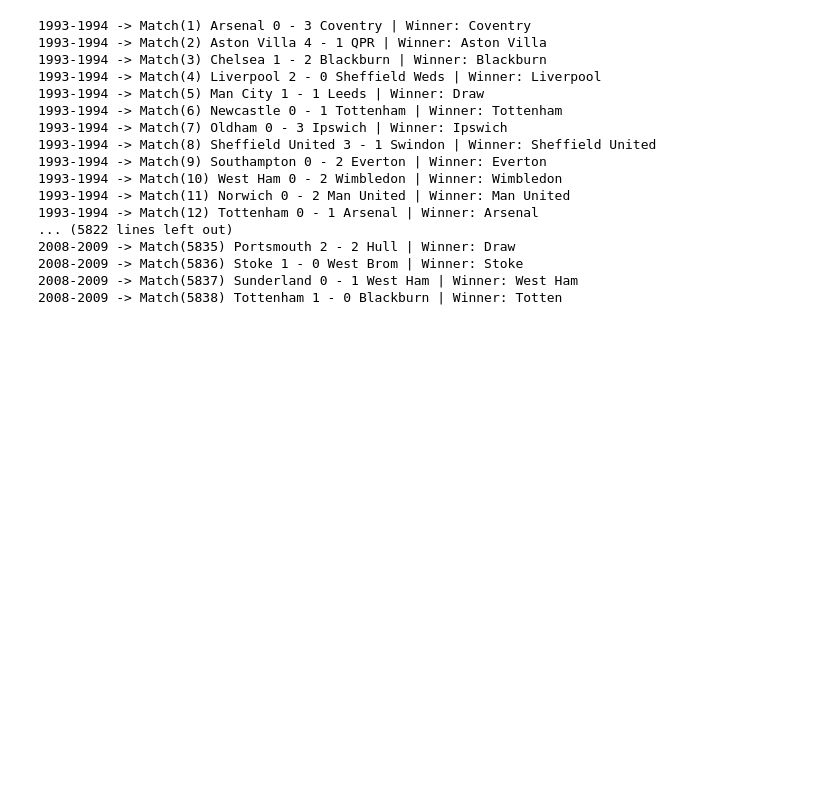
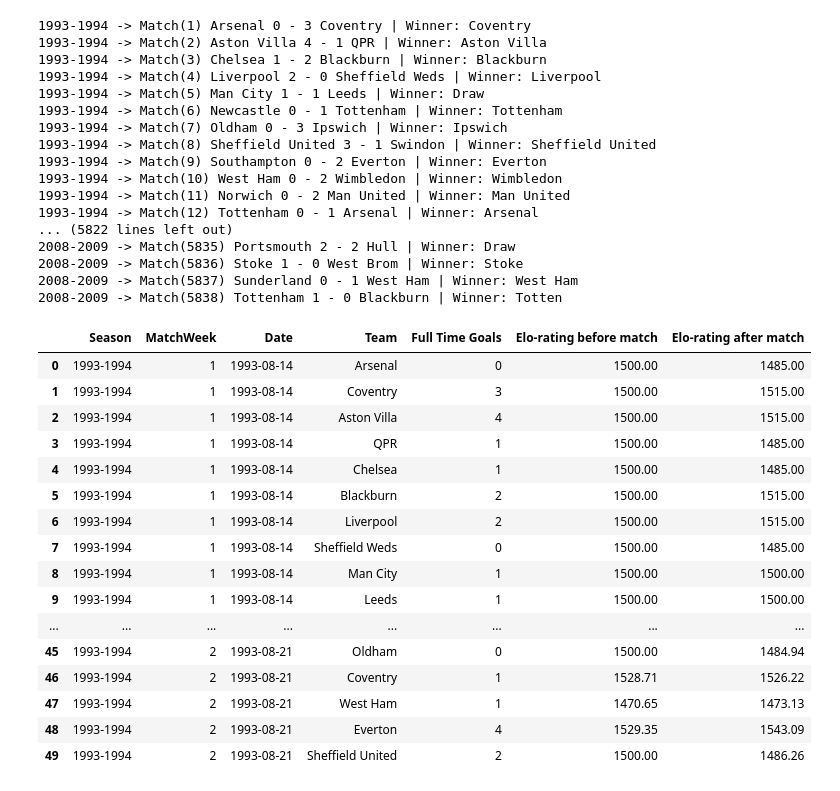
Before and after one commit to FeJo5952/Premier-League_Elo-Ratings, a Jupyter notebook: Notebooks/01_elo_ratings.ipynb, the cells around one changed output. Drawn from its saved outputs; the diff is of its cells as text; code cells hidden in the pictures; blank space fills up the shorter version.

```diff
--- a/Notebooks/01_elo_ratings.ipynb
+++ b/Notebooks/01_elo_ratings.ipynb
@@ -116,20 +139,50 @@ def updating_elo(home_team, away_team, winner):
 # %%
 for index, row in PL_dataframe.iterrows():
-
+    #Before match started
+    season = row['Season']
+    matchweek = row['MatchWeek']
+    date = row['Date']
     home_team = row['HomeTeam']
     away_team = row['AwayTeam']
+    ft_home_goals = row['FullTimeHomeTeamGoals']
+    ft_away_goals = row['FullTimeAwayTeamGoals']
+    home_team_elo_before_match = elo_ratings[home_team]
+    away_team_elo_before_match = elo_ratings[away_team]
 
-    if row['FullTimeHomeTeamGoals'] > row['FullTimeAwayTeamGoals']:
+    if ft_home_goals > ft_away_goals:
         winner = home_team
-    elif row['FullTimeHomeTeamGoals'] < row['FullTimeAwayTeamGoals']:
+    elif ft_home_goals < ft_away_goals:
         winner = away_team
     else:
         winner = None
-    print(f"{row['Season']} -> Match({index + 1}) "
-          f"{home_team} {row['FullTimeHomeTeamGoals']} - {row['FullTimeAwayTeamGoals']} {away_team} "
+    print(f"{season} -> Match({index + 1}) "
+          f"{home_team} {ft_home_goals} - {ft_away_goals} {away_team} "
           f"| Winner: {winner if winner is not None else 'Draw'}")
 
     updating_elo(home_team, away_team, winner)
+
+    #After match result, new elo-ratings of each team
+    home_team_elo_after_match = elo_ratings[home_team]
+    away_team_elo_after_match = elo_ratings[away_team]
+
+    elo_ratings_history.extend([{
+        "Season": season,
+        "MatchWeek": matchweek,
+        "Date": date,
+        "Team": home_team,
+        "Full Time Goals": ft_home_goals,
+        "Elo-rating before match": round(home_team_elo_before_match, 2),
+        "Elo-rating after match": round(home_team_elo_after_match, 2)
+    },
+        {
+        "Season": season,
+        "MatchWeek": matchweek,
+        "Date": date,
+        "Team": away_team,
+        "Full Time Goals": ft_away_goals,
+        "Elo-rating before match": round(away_team_elo_before_match, 2),
+        "Elo-rating after match": round(away_team_elo_after_match, 2)
+    }])
 # %% [output]
 1993-1994 -> Match(1) Arsenal 0 - 3 Coventry | Winner: Coventry
 1993-1994 -> Match(2) Aston Villa 4 - 1 QPR | Winner: Aston Villa
@@ -148,6 +201,29 @@ for index, row in PL_dataframe.iterrows():
 2008-2009 -> Match(5836) Stoke 1 - 0 West Brom | Winner: Stoke
 2008-2009 -> Match(5837) Sunderland 0 - 1 West Ham | Winner: West Ham
 2008-2009 -> Match(5838) Tottenham 1 - 0 Blackburn | Winner: Totten
+# %%
+# Converting Elo-ratings history into a dataframe
+# pd.set_option("display.max_rows", None)
+elo_ratings_history_df = pd.DataFrame(elo_ratings_history)
+elo_ratings_history_df.head(50)
+# %% [output]
+|  | Season | MatchWeek | Date | Team | Full Time Goals | Elo-rating before match | Elo-rating after match |
+| 0 | 1993-1994 | 1 | 1993-08-14 | Arsenal | 0 | 1500.00 | 1485.00 |
+| 1 | 1993-1994 | 1 | 1993-08-14 | Coventry | 3 | 1500.00 | 1515.00 |
+| 2 | 1993-1994 | 1 | 1993-08-14 | Aston Villa | 4 | 1500.00 | 1515.00 |
+| 3 | 1993-1994 | 1 | 1993-08-14 | QPR | 1 | 1500.00 | 1485.00 |
+| 4 | 1993-1994 | 1 | 1993-08-14 | Chelsea | 1 | 1500.00 | 1485.00 |
+| 5 | 1993-1994 | 1 | 1993-08-14 | Blackburn | 2 | 1500.00 | 1515.00 |
+| 6 | 1993-1994 | 1 | 1993-08-14 | Liverpool | 2 | 1500.00 | 1515.00 |
+| 7 | 1993-1994 | 1 | 1993-08-14 | Sheffield Weds | 0 | 1500.00 | 1485.00 |
+| 8 | 1993-1994 | 1 | 1993-08-14 | Man City | 1 | 1500.00 | 1500.00 |
+| 9 | 1993-1994 | 1 | 1993-08-14 | Leeds | 1 | 1500.00 | 1500.00 |
+| ... | ... | ... | ... | ... | ... | ... | ... |
+| 45 | 1993-1994 | 2 | 1993-08-21 | Oldham | 0 | 1500.00 | 1484.94 |
+| 46 | 1993-1994 | 2 | 1993-08-21 | Coventry | 1 | 1528.71 | 1526.22 |
+| 47 | 1993-1994 | 2 | 1993-08-21 | West Ham | 1 | 1470.65 | 1473.13 |
+| 48 | 1993-1994 | 2 | 1993-08-21 | Everton | 4 | 1529.35 | 1543.09 |
+| 49 | 1993-1994 | 2 | 1993-08-21 | Sheffield United | 2 | 1500.00 | 1486.26 |
 # %%
 print(elo_ratings)
 # %% [output]
```
Also changed, not shown: parts of 9 cells of this notebook, 3 other files.
